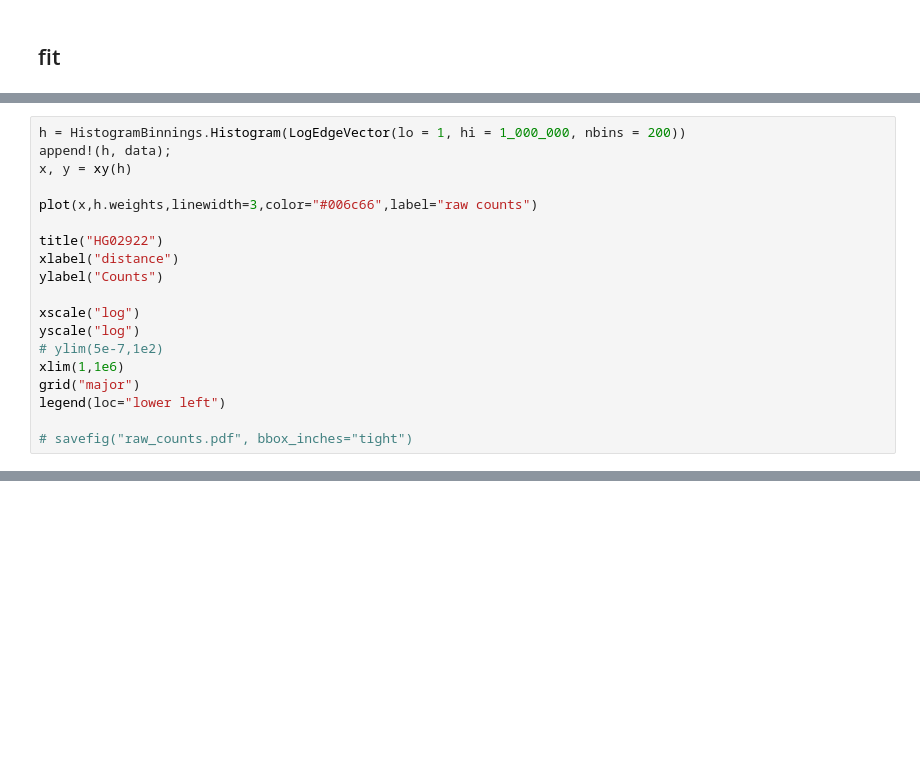
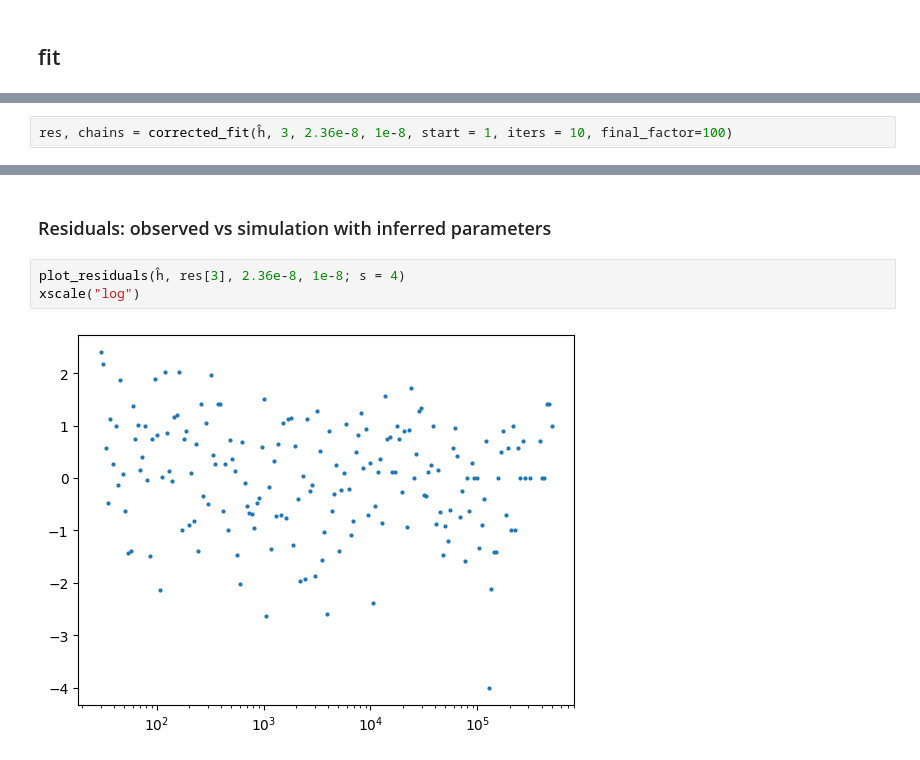
Before and after one commit to ArndtLab/HetDister.jl, a Jupyter notebook: example/notebook.ipynb, the cells around one changed output, grey strips where cells are left out. Drawn from its saved outputs; the diff is of its cells as text; blank space fills up the shorter version.

```diff
--- a/example/notebook.ipynb
+++ b/example/notebook.ipynb
@@ -885,19 +43,0 @@ plot(x, 2.5e4exp.(-0.8x) .+ baseline.(x))
-# %%
-h = HistogramBinnings.Histogram(LogEdgeVector(lo = 1, hi = 1_000_000, nbins = 200))
-append!(h, data);
-x, y = xy(h)
-
-plot(x,h.weights,linewidth=3,color="#006c66",label="raw counts")
-
-title("HG02922")
-xlabel("distance")
-ylabel("Counts")
-
-xscale("log")
-yscale("log")
-# ylim(5e-7,1e2)
-xlim(1,1e6)
-grid("major")
-legend(loc="lower left")
-
-# savefig("raw_counts.pdf", bbox_inches="tight")
@@ -905,0 +58,2 @@ legend(loc="lower left")
+# %%
+res, chains = corrected_fit(ĥ, 3, 2.36e-8, 1e-8, start = 1, iters = 10, final_factor=100)
@@ -905,0 +79,7 @@ legend(loc="lower left")
+# %% [markdown]
+### Residuals: observed vs simulation with inferred parameters
+# %%
+plot_residuals(ĥ, res[3], 2.36e-8, 1e-8; s = 4)
+xscale("log")
+# %% [output]
+[figure, added]
```
Also changed, not shown: parts of 45 cells of this notebook, 8 other files.
